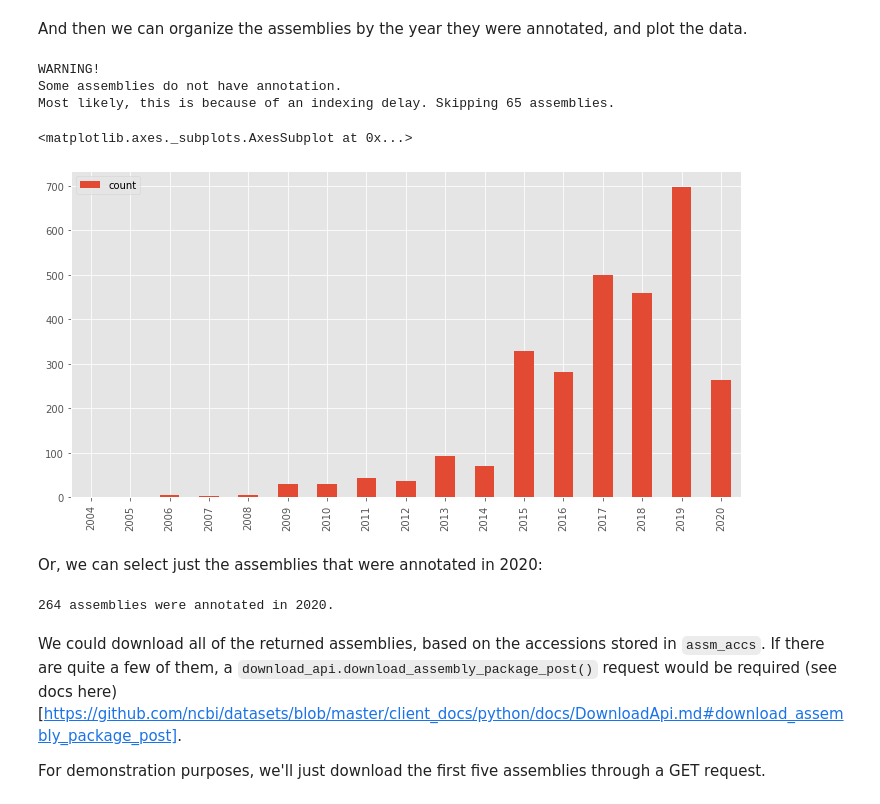
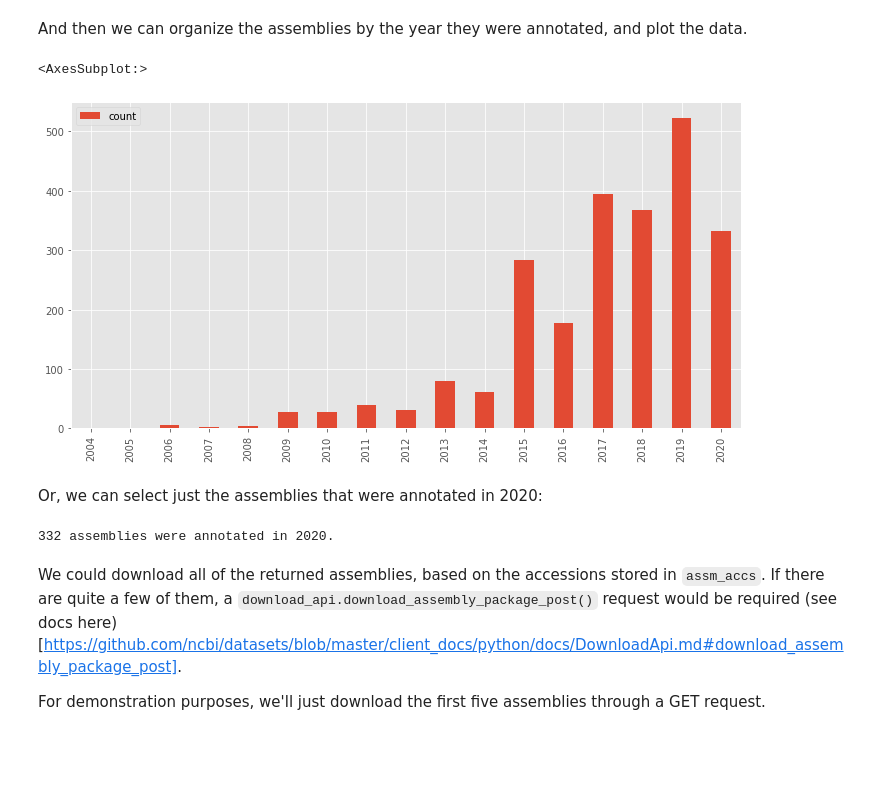
Before and after one commit to ncbi/datasets, a Jupyter notebook: examples/jupyter/ncbi-datasets-pylib/ncbi-datasets-gff3.ipynb, the cells around one changed output. Saved outputs shown, nothing was run; the diff lists cells and outputs as text; code cells hidden in the pictures; blank space fills up the shorter version.

```diff
--- a/examples/jupyter/ncbi-datasets-pylib/ncbi-datasets-gff3.ipynb
+++ b/examples/jupyter/ncbi-datasets-pylib/ncbi-datasets-gff3.ipynb
@@ -29,8 +29,7 @@ from pyfaidx import Fasta
 
 plt.style.use('ggplot')
 
-assembly_api = ncbi.datasets.AssemblyDatasetDescriptorsApi(ncbi.datasets.ApiClient())
-download_api = ncbi.datasets.DownloadApi(ncbi.datasets.ApiClient())
+genome_api = ncbi.datasets.GenomeApi(ncbi.datasets.ApiClient())
 # %% [markdown]
 ## Group assemblies based on assembly annotation meta-data
 Let's look at RefSeq *lactobacillus* assemblies, and see how we can use the annotation meta-data to organize the assembly data.
@@ -53,8 +50,8 @@ Now that we know a reasonable number of assemblies are available, let's fetch al
 # %%
 %%time
 ## download assembly descriptors for all of them
-assembly_descriptors = assembly_api.assembly_descriptors_by_taxid(
-    tax_id=taxid,
+assemblies_and_messages = genome_api.assembly_descriptors_by_taxon(
+    taxon=taxid,
     limit='all',
     filters_refseq_only=True)
 # %% [output]
@@ -65,44 +62,41 @@ And then we can organize the assemblies by the year they were annotated, and plo
 # %%
 def annotation_year(annotation_metadata):
     return datetime.strptime(annotation_metadata.release_date, '%b %d, %Y').year
 
 annots_by_year = Counter()
 no_annot_assms = []
-for d in assembly_descriptors.datasets:
+for d in map(lambda d: d.assembly, assemblies_and_messages.assemblies):
     if not d.annotation_metadata:
         no_annot_assms.append(d.assembly_accession)
         continue
     annots_by_year[annotation_year(d.annotation_metadata)] += 1
 
 
 if len(no_annot_assms) > 0:
     print(dedent(f'''
     WARNING!
     Some assemblies do not have annotation.
     Most likely, this is because of an indexing delay. Skipping {len(no_annot_assms)} assemblies.
 '''))
 
 df = pd.DataFrame.from_dict(annots_by_year, orient='index', columns=['count']).sort_index()
 df.plot(kind='bar', y='count', figsize=(12,6))
 # %% [output]
-WARNING!
-Some assemblies do not have annotation.
-Most likely, this is because of an indexing delay. Skipping 65 assemblies.
+<AxesSubplot:>
-<matplotlib.axes._subplots.AxesSubplot at 0x...>
-[figure, old version]
+[figure, new version]
 # %% [markdown]
 Or, we can select just the assemblies that were annotated in 2020:
 # %%
 year_of_interest = 2020
 assm_accs = []
-for d in assembly_descriptors.datasets:
+for d in map(lambda d: d.assembly, assemblies_and_messages.assemblies):
     if d.annotation_metadata:
         if annotation_year(d.annotation_metadata) == year_of_interest:
             assm_accs.append(d.assembly_accession)
 
 print(f'{len(assm_accs)} assemblies were annotated in {year_of_interest}.')
 # %% [output]
-264 assemblies were annotated in 2020.
+332 assemblies were annotated in 2020.
 # %% [markdown]
 We could download all of the returned assemblies, based on the accessions stored in `assm_accs`.  If there are quite a few of them, a `download_api.download_assembly_package_post()` request would be required (see docs here)[https://github.com/ncbi/datasets/blob/master/client_docs/python/docs/DownloadApi.md#download_assembly_package_post].
 
```
Also changed, not shown: parts of 6 cells of this notebook, 34 other files.
